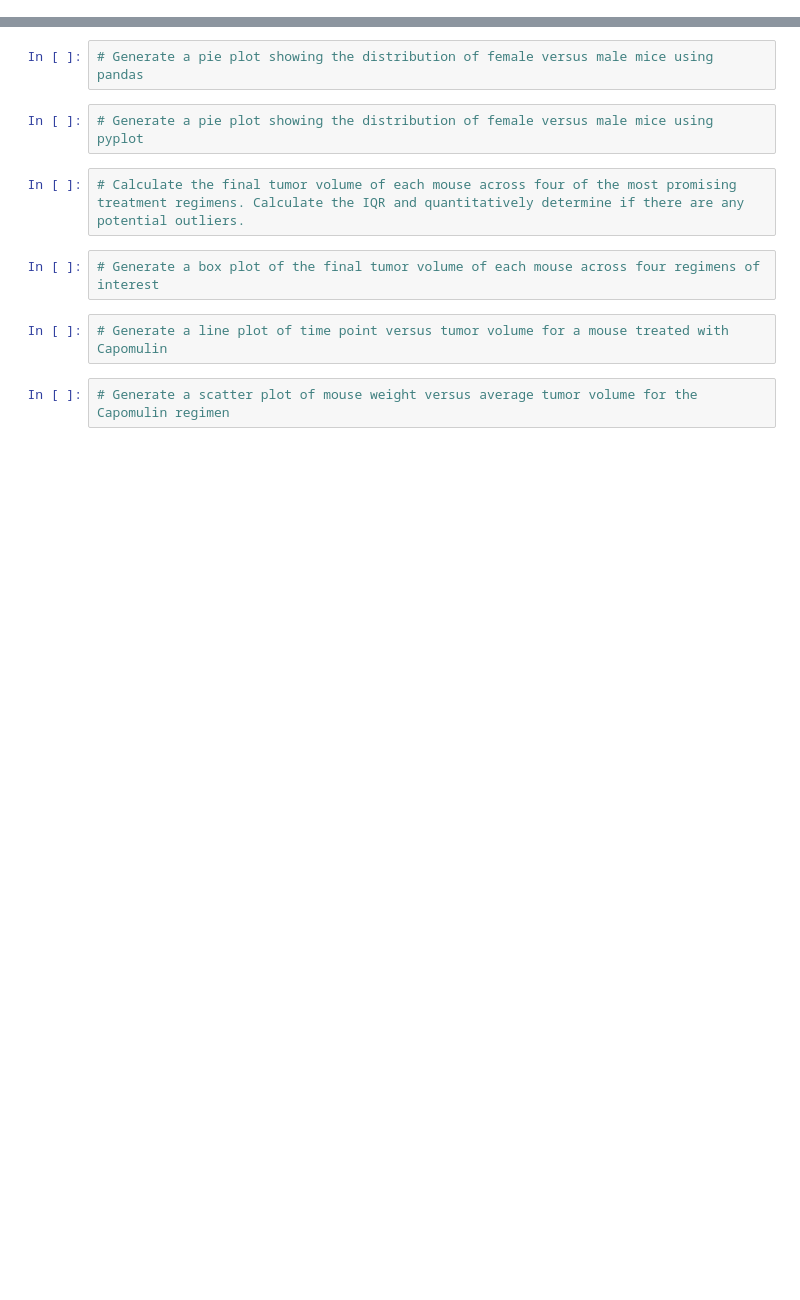
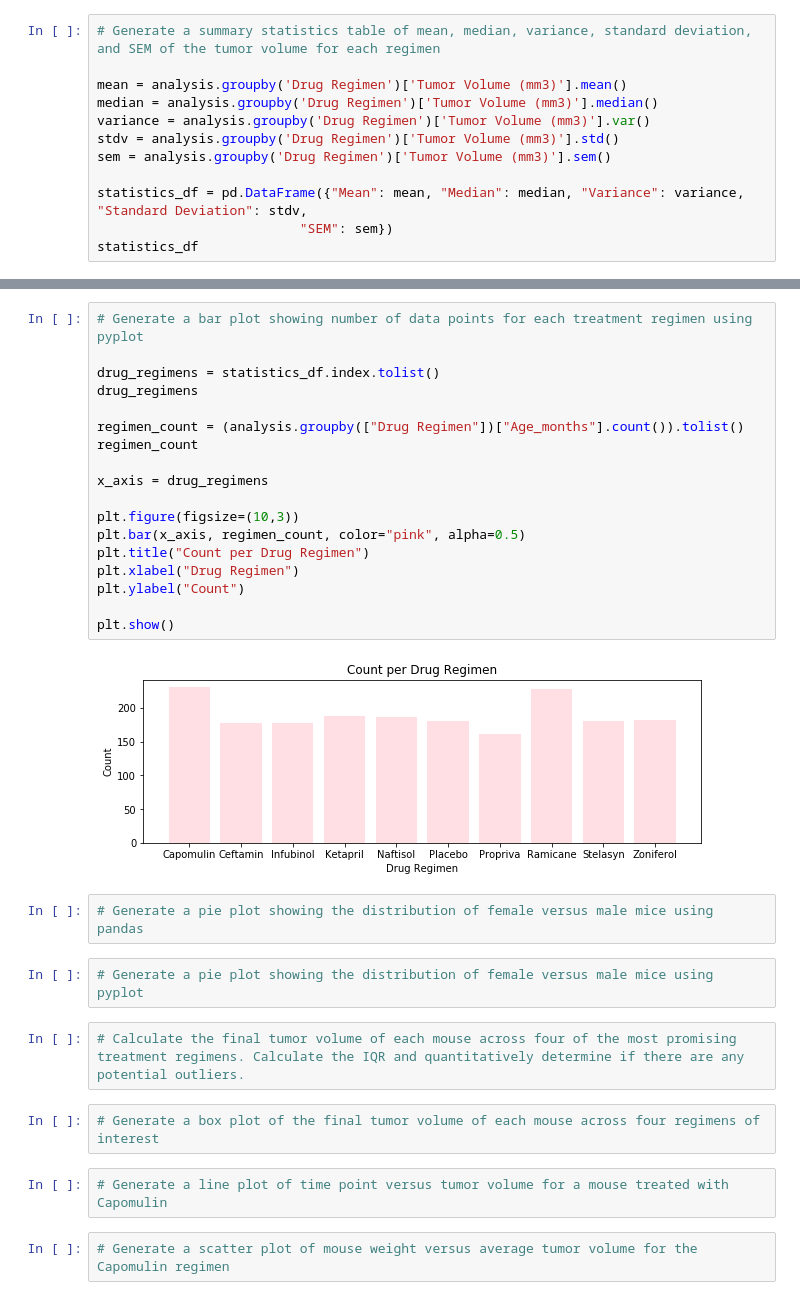
Before and after one commit to nnorman312/matplotlib, a Jupyter notebook: Pymaceuticals.ipynb, the cells around one changed output, grey strips where cells are left out. Cells and saved outputs as stored; diff of their text form; blank space fills up the shorter version.

```diff
--- a/Pymaceuticals.ipynb
+++ b/Pymaceuticals.ipynb
@@ -23,0 +27,12 @@ FileNotFoundError: [Errno 2] File data/Mouse_metadata.csv does not exist: 'data/
+# %%
+# Generate a summary statistics table of mean, median, variance, standard deviation, and SEM of the tumor volume for each regimen
+
+mean = analysis.groupby('Drug Regimen')['Tumor Volume (mm3)'].mean()
+median = analysis.groupby('Drug Regimen')['Tumor Volume (mm3)'].median()
+variance = analysis.groupby('Drug Regimen')['Tumor Volume (mm3)'].var()
+stdv = analysis.groupby('Drug Regimen')['Tumor Volume (mm3)'].std()
+sem = analysis.groupby('Drug Regimen')['Tumor Volume (mm3)'].sem()
+
+statistics_df = pd.DataFrame({"Mean": mean, "Median": median, "Variance": variance, "Standard Deviation": stdv,
+                          "SEM": sem})
+statistics_df
@@ -24,3 +68,23 @@ FileNotFoundError: [Errno 2] File data/Mouse_metadata.csv does not exist: 'data/
+# %%
+# Generate a bar plot showing number of data points for each treatment regimen using pyplot
+
+drug_regimens = statistics_df.index.tolist()
+drug_regimens
+
+regimen_count = (analysis.groupby(["Drug Regimen"])["Age_months"].count()).tolist()
+regimen_count
+
+x_axis = drug_regimens
+
+plt.figure(figsize=(10,3))
+plt.bar(x_axis, regimen_count, color="pink", alpha=0.5)
+plt.title("Count per Drug Regimen")
+plt.xlabel("Drug Regimen")
+plt.ylabel("Count")
+
+plt.show()
+# %% [output]
+[figure, added]
 # %%
 # Generate a pie plot showing the distribution of female versus male mice using pandas
 # %%
```
Also changed, not shown: parts of 6 cells of this notebook.
